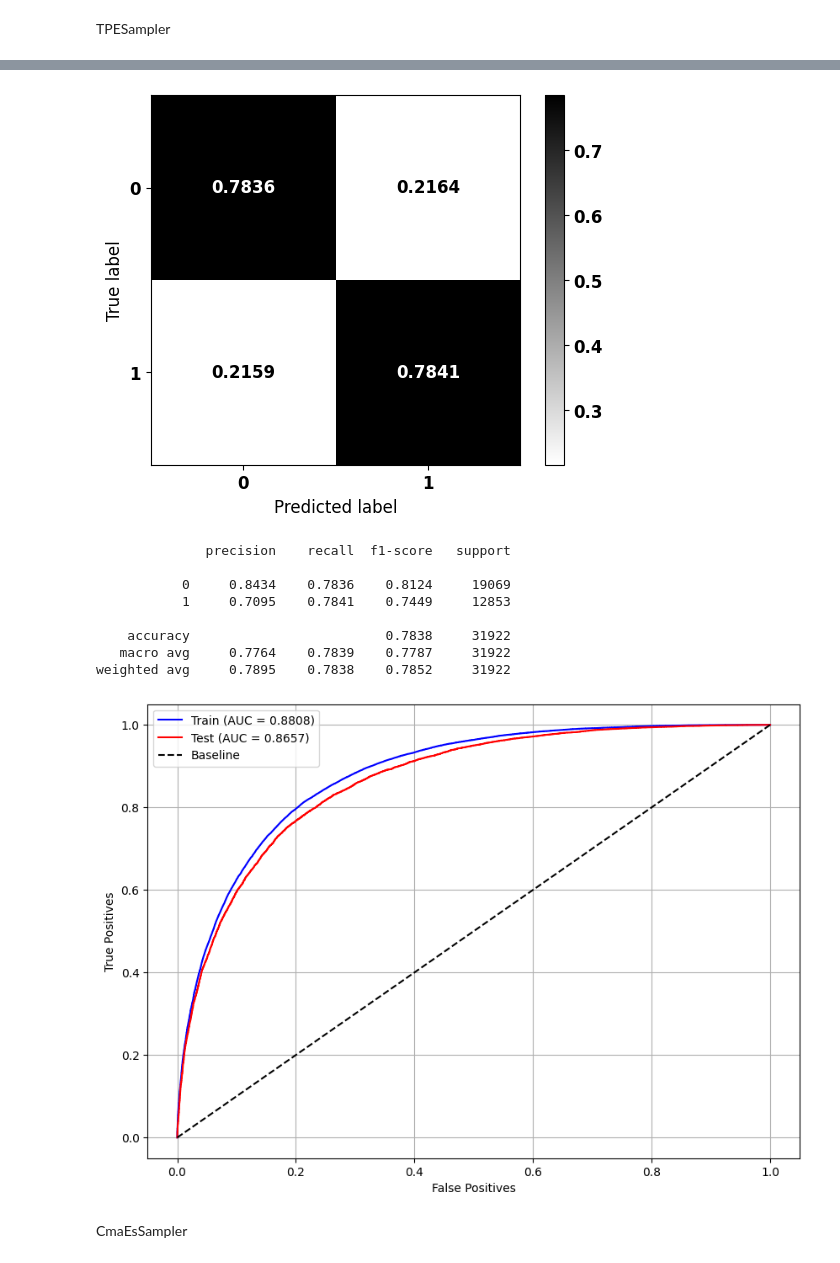
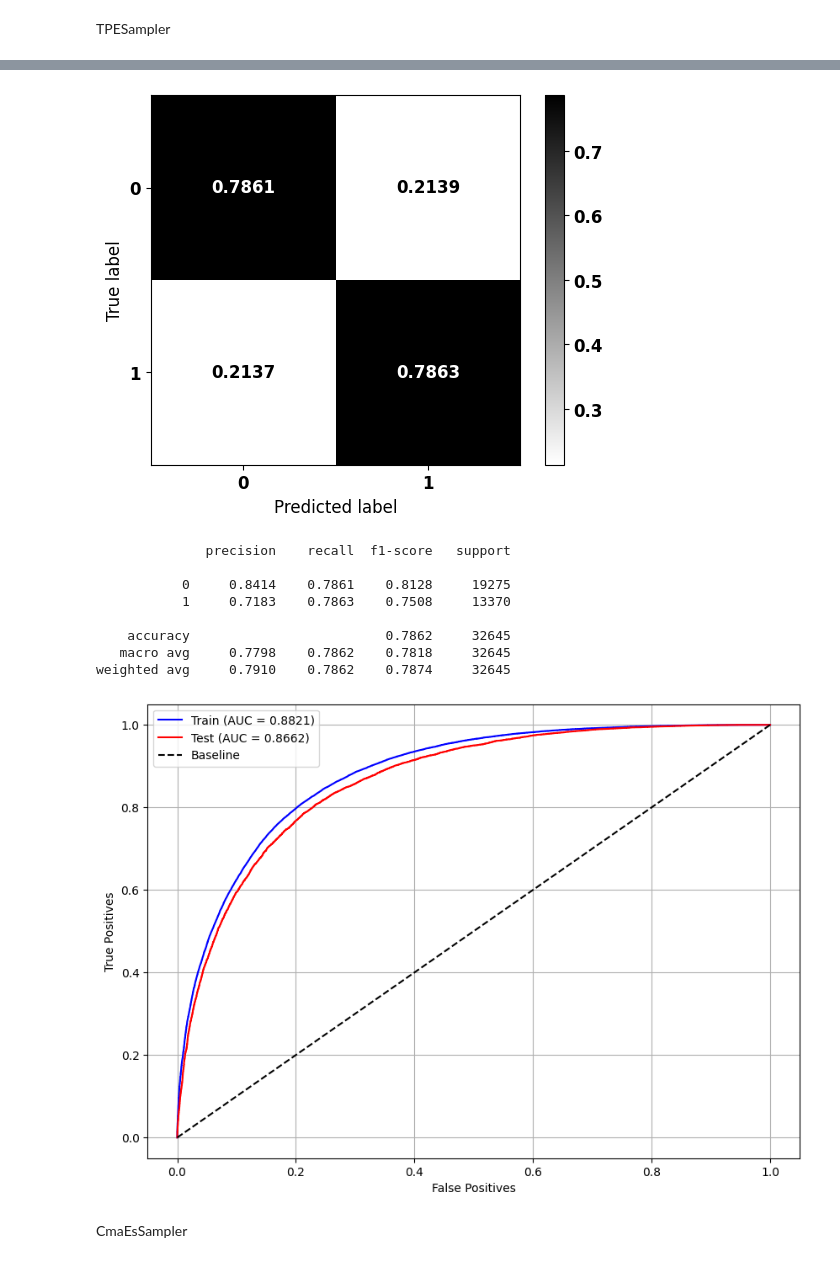
Before and after one commit to Lucas-Buk/cancer_cross_prediction, a Jupyter notebook: Sobrevida 3 anos/[Juntos] Sistema Digestório.ipynb, the cells around one changed output, grey strips where cells are left out. Drawn from its saved outputs; the diff is of its cells as text; code cells hidden in the pictures.

```diff
--- a/Sobrevida 3 anos/[Juntos] Sistema Digestório.ipynb
+++ b/Sobrevida 3 anos/[Juntos] Sistema Digestório.ipynb
@@ -482,6 +511,6 @@ studyLGBM.best_params
  'colsample_bytree': 0.6000000000000001}
 # %%
-pesos = np.round(np.arange(1.35, 1.36, 0.0001), 4)
+pesos = np.round(np.arange(1.295, 1.315, 0.0001), 4)
 params = studyLGBM.best_params
 params['random_state'] = seed
 
@@ -504,15 +533,15 @@ for i in pesos:
 # Modelo com os melhores parâmetros
 params = studyLGBM.best_params
 params['random_state'] = seed
-params['class_weight'] = {0:1, 1:1.3525}
+params['class_weight'] = {0:1, 1:1.2958}
 
-lgbm_optuna = LGBMClassifier(verbose=-1)
-lgbm_optuna.set_params(**params)
+lgbm_rand = LGBMClassifier(verbose=-1)
+lgbm_rand.set_params(**params)
 
-lgbm_optuna.fit(X_train, y_train)
+lgbm_rand.fit(X_train, y_train)
 
 # Matriz de confusão do modelo LightGBM otimizado
-plot_confusion_matrix(lgbm_optuna, X_test, y_test)
+plot_confusion_matrix(lgbm_rand, X_test, y_test)
 # %% [output]
 [figure]
               precision    recall  f1-score   support
@@ -546,5 +575,5 @@ studyLGBM.best_params
 # %%
-pesos = np.round(np.arange(1.35, 1.36, 0.0001), 4)
+pesos = np.round(np.arange(1.29, 1.315, 0.0001), 4)
 params = studyLGBM.best_params
 params['random_state'] = seed
 
@@ -567,30 +596,30 @@ for i in pesos:
 # Modelo com os melhores parâmetros
 params = studyLGBM.best_params
 params['random_state'] = seed
-params['class_weight'] = {0:1, 1:1.3509}
+params['class_weight'] = {0:1, 1:1.3032}
 
-lgbm_optuna = LGBMClassifier(verbose=-1)
-lgbm_optuna.set_params(**params)
+lgbm_tpe = LGBMClassifier(verbose=-1)
+lgbm_tpe.set_params(**params)
 
-lgbm_optuna.fit(X_train, y_train)
+lgbm_tpe.fit(X_train, y_train)
 
 # Matriz de confusão do modelo LightGBM otimizado
-plot_confusion_matrix(lgbm_optuna, X_test, y_test)
+plot_confusion_matrix(lgbm_tpe, X_test, y_test)
 # %% [output]
 [figure]
               precision    recall  f1-score   support
 
-           0     0.8434    0.7836    0.8124     19069
-           1     0.7095    0.7841    0.7449     12853
+           0     0.8414    0.7861    0.8128     19275
+           1     0.7183    0.7863    0.7508     13370
 
-    accuracy                         0.7838     31922
-   macro avg     0.7764    0.7839    0.7787     31922
-weighted avg     0.7895    0.7838    0.7852     31922
+    accuracy                         0.7862     32645
+   macro avg     0.7798    0.7862    0.7818     32645
+weighted avg     0.7910    0.7862    0.7874     32645
 # %%
 # Curva ROC do modelo otimizado
-plot_roc_curve(lgbm_optuna, X_train, X_test, y_train, y_test)
+plot_roc_curve(lgbm_tpe, X_train, X_test, y_train, y_test)
 # %% [output]
-[figure, old version]
+[figure, new version]
 # %% [markdown]
 CmaEsSampler
 # %%
```
Also changed, not shown: parts of 144 cells of this notebook, 5 other files.
